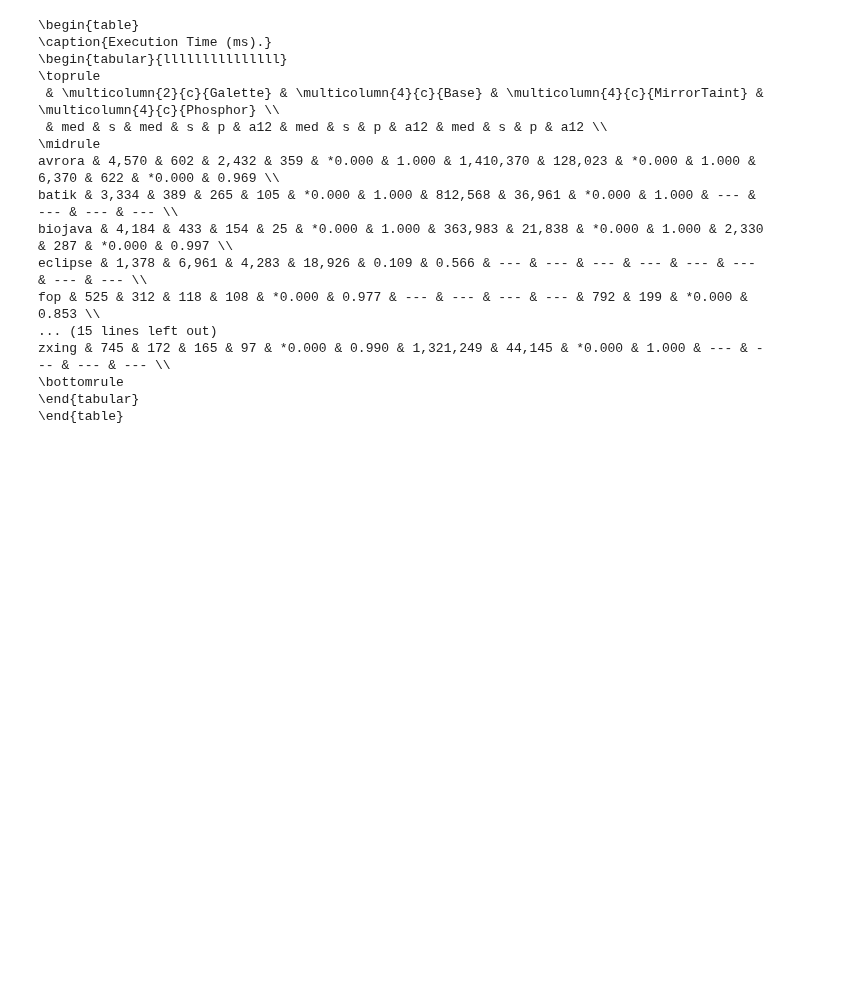
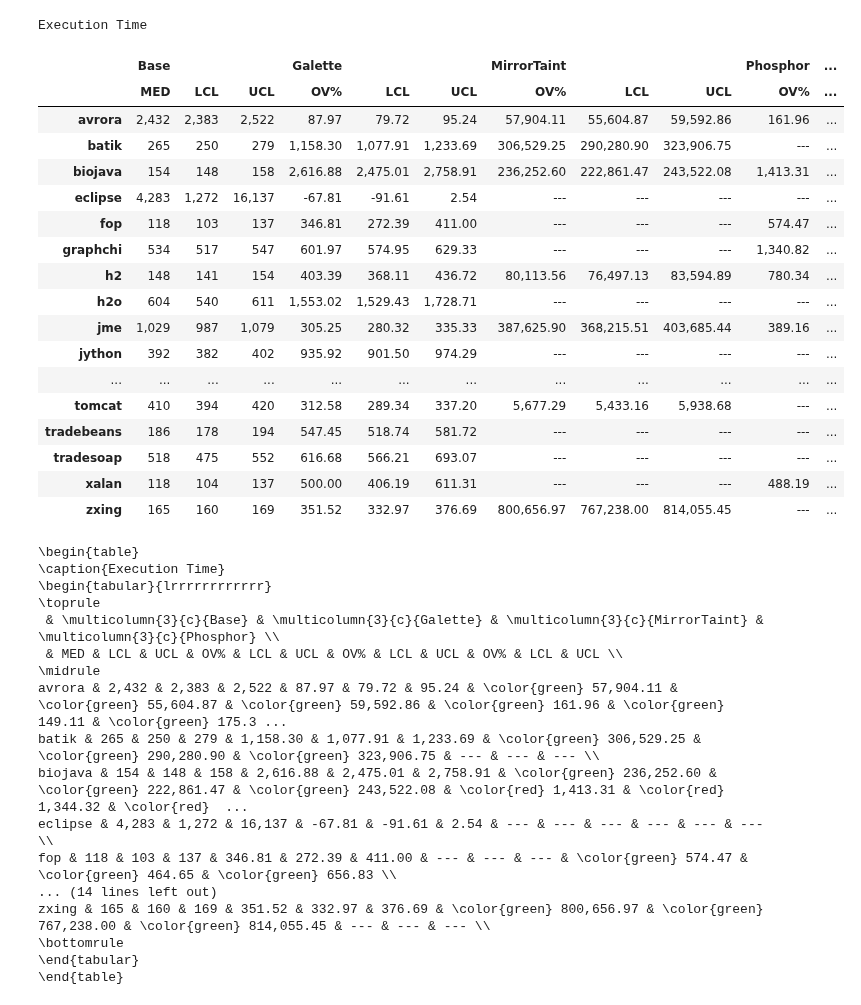
Before and after one commit to neu-se/galette, a Jupyter notebook: scripts/performance.ipynb, the cells around one changed output. Drawn from its saved outputs; the diff is of its cells as text; code cells hidden in the pictures; blank space fills up the shorter version.

```diff
--- a/scripts/performance.ipynb
+++ b/scripts/performance.ipynb
@@ -172,20 +183,44 @@ Execution Time (ms).
+# %%
+time = create_performance_table(data, 'elapsed_time')
+s_time = style_table(time, 'Execution Time')
+s_time
+# %% [output]
+Execution Time
+|  | Base |  |  | Galette |  |  | MirrorTaint |  |  | Phosphor | ... |
+|  | MED | LCL | UCL | OV% | LCL | UCL | OV% | LCL | UCL | OV% | ... |
+| avrora | 2,432 | 2,383 | 2,522 | 87.97 | 79.72 | 95.24 | 57,904.11 | 55,604.87 | 59,592.86 | 161.96 | ... |
+| batik | 265 | 250 | 279 | 1,158.30 | 1,077.91 | 1,233.69 | 306,529.25 | 290,280.90 | 323,906.75 | --- | ... |
+| biojava | 154 | 148 | 158 | 2,616.88 | 2,475.01 | 2,758.91 | 236,252.60 | 222,861.47 | 243,522.08 | 1,413.31 | ... |
+| eclipse | 4,283 | 1,272 | 16,137 | -67.81 | -91.61 | 2.54 | --- | --- | --- | --- | ... |
+| fop | 118 | 103 | 137 | 346.81 | 272.39 | 411.00 | --- | --- | --- | 574.47 | ... |
+| graphchi | 534 | 517 | 547 | 601.97 | 574.95 | 629.33 | --- | --- | --- | 1,340.82 | ... |
+| h2 | 148 | 141 | 154 | 403.39 | 368.11 | 436.72 | 80,113.56 | 76,497.13 | 83,594.89 | 780.34 | ... |
+| h2o | 604 | 540 | 611 | 1,553.02 | 1,529.43 | 1,728.71 | --- | --- | --- | --- | ... |
+| jme | 1,029 | 987 | 1,079 | 305.25 | 280.32 | 335.33 | 387,625.90 | 368,215.51 | 403,685.44 | 389.16 | ... |
+| jython | 392 | 382 | 402 | 935.92 | 901.50 | 974.29 | --- | --- | --- | --- | ... |
+| ... | ... | ... | ... | ... | ... | ... | ... | ... | ... | ... | ... |
+| tomcat | 410 | 394 | 420 | 312.58 | 289.34 | 337.20 | 5,677.29 | 5,433.16 | 5,938.68 | --- | ... |
+| tradebeans | 186 | 178 | 194 | 547.45 | 518.74 | 581.72 | --- | --- | --- | --- | ... |
+| tradesoap | 518 | 475 | 552 | 616.68 | 566.21 | 693.07 | --- | --- | --- | --- | ... |
+| xalan | 118 | 104 | 137 | 500.00 | 406.19 | 611.31 | --- | --- | --- | 488.19 | ... |
+| zxing | 165 | 160 | 169 | 351.52 | 332.97 | 376.69 | 800,656.97 | 767,238.00 | 814,055.45 | --- | ... |
 # %%
-print(time_table.to_latex(multicol_align='c', hrules=True, multirow_align='t', convert_css=True))
+print(s_time.to_latex(multicol_align='c', hrules=True, multirow_align='t', convert_css=True))
 # %% [output]
 \begin{table}
-\caption{Execution Time (ms).}
-\begin{tabular}{lllllllllllllll}
+\caption{Execution Time}
+\begin{tabular}{lrrrrrrrrrrrr}
 \toprule
- & \multicolumn{2}{c}{Galette} & \multicolumn{4}{c}{Base} & \multicolumn{4}{c}{MirrorTaint} & \multicolumn{4}{c}{Phosphor} \\
- & med & s & med & s & p & a12 & med & s & p & a12 & med & s & p & a12 \\
+ & \multicolumn{3}{c}{Base} & \multicolumn{3}{c}{Galette} & \multicolumn{3}{c}{MirrorTaint} & \multicolumn{3}{c}{Phosphor} \\
+ & MED & LCL & UCL & OV% & LCL & UCL & OV% & LCL & UCL & OV% & LCL & UCL \\
 \midrule
-avrora & 4,570 & 602 & 2,432 & 359 & *0.000 & 1.000 & 1,410,370 & 128,023 & *0.000 & 1.000 & 6,370 & 622 & *0.000 & 0.969 \\
-batik & 3,334 & 389 & 265 & 105 & *0.000 & 1.000 & 812,568 & 36,961 & *0.000 & 1.000 & --- & --- & --- & --- \\
-biojava & 4,184 & 433 & 154 & 25 & *0.000 & 1.000 & 363,983 & 21,838 & *0.000 & 1.000 & 2,330 & 287 & *0.000 & 0.997 \\
-eclipse & 1,378 & 6,961 & 4,283 & 18,926 & 0.109 & 0.566 & --- & --- & --- & --- & --- & --- & --- & --- \\
-fop & 525 & 312 & 118 & 108 & *0.000 & 0.977 & --- & --- & --- & --- & 792 & 199 & *0.000 & 0.853 \\
-... (15 lines left out)
-zxing & 745 & 172 & 165 & 97 & *0.000 & 0.990 & 1,321,249 & 44,145 & *0.000 & 1.000 & --- & --- & --- & --- \\
+avrora & 2,432 & 2,383 & 2,522 & 87.97 & 79.72 & 95.24 & \color{green} 57,904.11 & \color{green} 55,604.87 & \color{green} 59,592.86 & \color{green} 161.96 & \color{green} 149.11 & \color{green} 175.3 ...
+batik & 265 & 250 & 279 & 1,158.30 & 1,077.91 & 1,233.69 & \color{green} 306,529.25 & \color{green} 290,280.90 & \color{green} 323,906.75 & --- & --- & --- \\
+biojava & 154 & 148 & 158 & 2,616.88 & 2,475.01 & 2,758.91 & \color{green} 236,252.60 & \color{green} 222,861.47 & \color{green} 243,522.08 & \color{red} 1,413.31 & \color{red} 1,344.32 & \color{red}  ...
+eclipse & 4,283 & 1,272 & 16,137 & -67.81 & -91.61 & 2.54 & --- & --- & --- & --- & --- & --- \\
+fop & 118 & 103 & 137 & 346.81 & 272.39 & 411.00 & --- & --- & --- & \color{green} 574.47 & \color{green} 464.65 & \color{green} 656.83 \\
+... (14 lines left out)
+zxing & 165 & 160 & 169 & 351.52 & 332.97 & 376.69 & \color{green} 800,656.97 & \color{green} 767,238.00 & \color{green} 814,055.45 & --- & --- & --- \\
 \bottomrule
 \end{tabular}
 \end{table}
```
Also changed, not shown: parts of 10 cells of this notebook, 3 other files.
